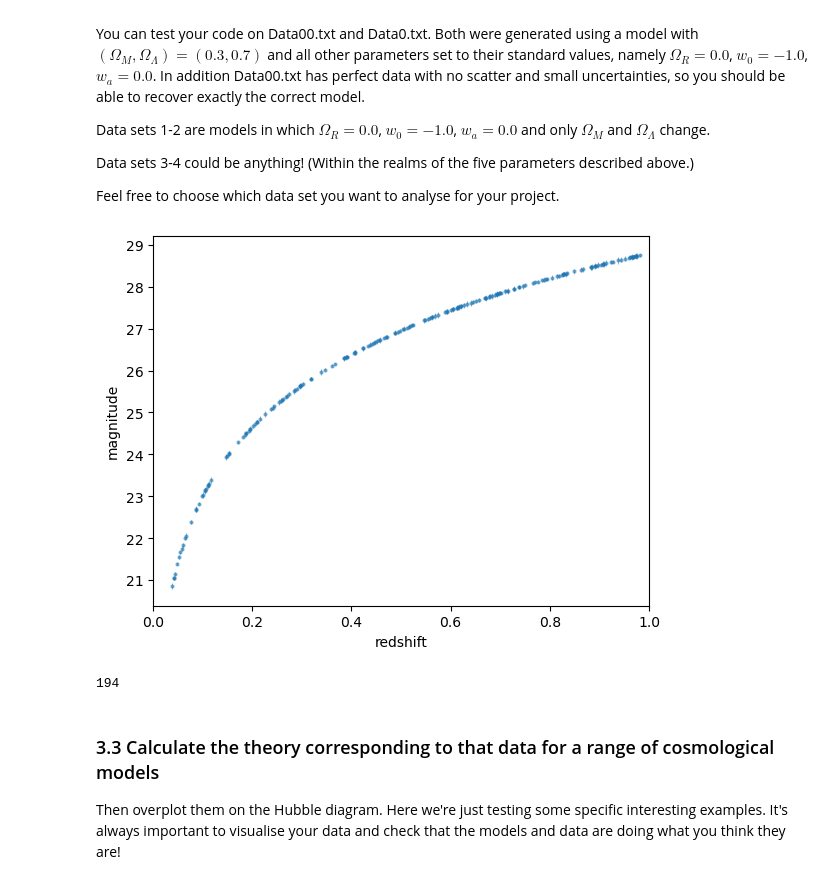
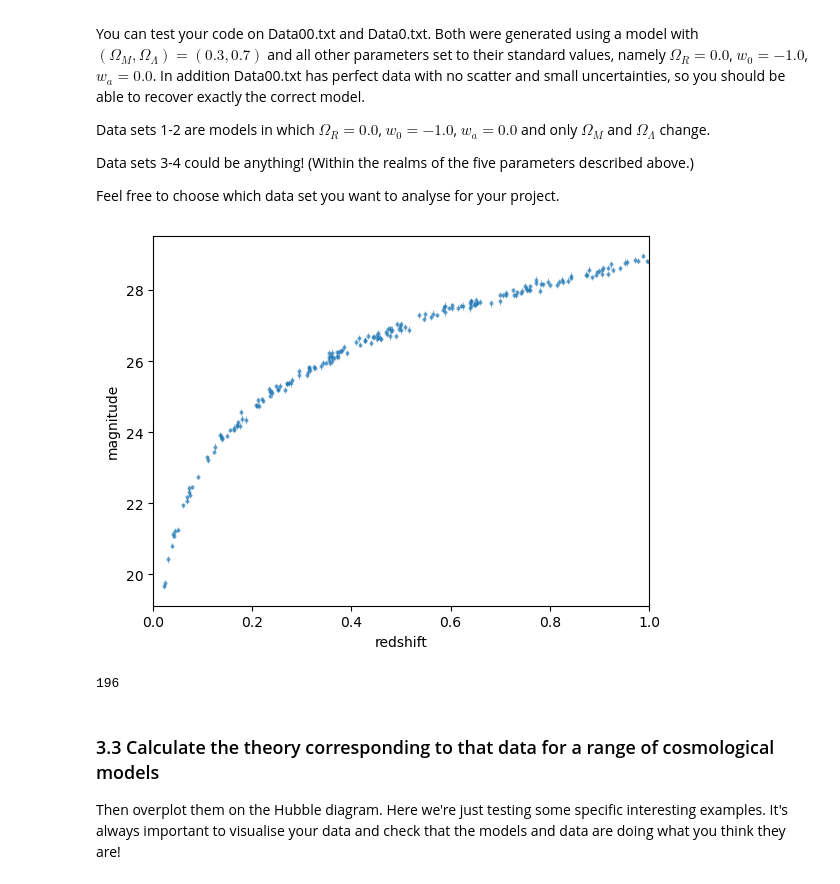
Before and after one commit to scotdevlin/Cosmo_tall, a Jupyter notebook: Fit_Models_Data0.ipynb, the cells around one changed output. Cells and saved outputs as stored; diff of their text form; code cells hidden in the pictures.

Commit message:
updated images

```diff
--- a/Fit_Models_Data0.ipynb
+++ b/Fit_Models_Data0.ipynb
@@ -76,26 +76,26 @@ Feel free to choose which data set you want to analyse for your project.
 # %%
 # Add a new function that reads in the data (data files should be in a directory called data)
 def read_data(model_name):
     d = np.genfromtxt('data/'+model_name+'.txt',delimiter=',')
     zs = d[:,0]
     mu = d[:,1]
     muerr=d[:,2]
     return zs, mu, muerr
 
-zs, mu, muerr = read_data('Data00')
+zs, mu, muerr = read_data('Data0')
 
 # Plot it to see what it looks like, this is called a Hubble diagram
 plt.errorbar(zs,mu,yerr=muerr,fmt='.',elinewidth=0.7,markersize=4,alpha=0.5)
 plt.xlim(0,1.0)
 plt.xlabel('redshift')
 plt.ylabel('magnitude')
 plt.show()
 # %% [output]
-[figure, old version]
+[figure, new version]
 # %%
 print(len(mu))
 # %% [output]
-194
+196
 # %% [markdown]
 ### 3.3 Calculate the theory corresponding to that data for a range of cosmological models
 Then overplot them on the Hubble diagram.  Here we're just testing some specific interesting examples.
```
Also changed, not shown: parts of 9 cells of this notebook, 2 other files.
